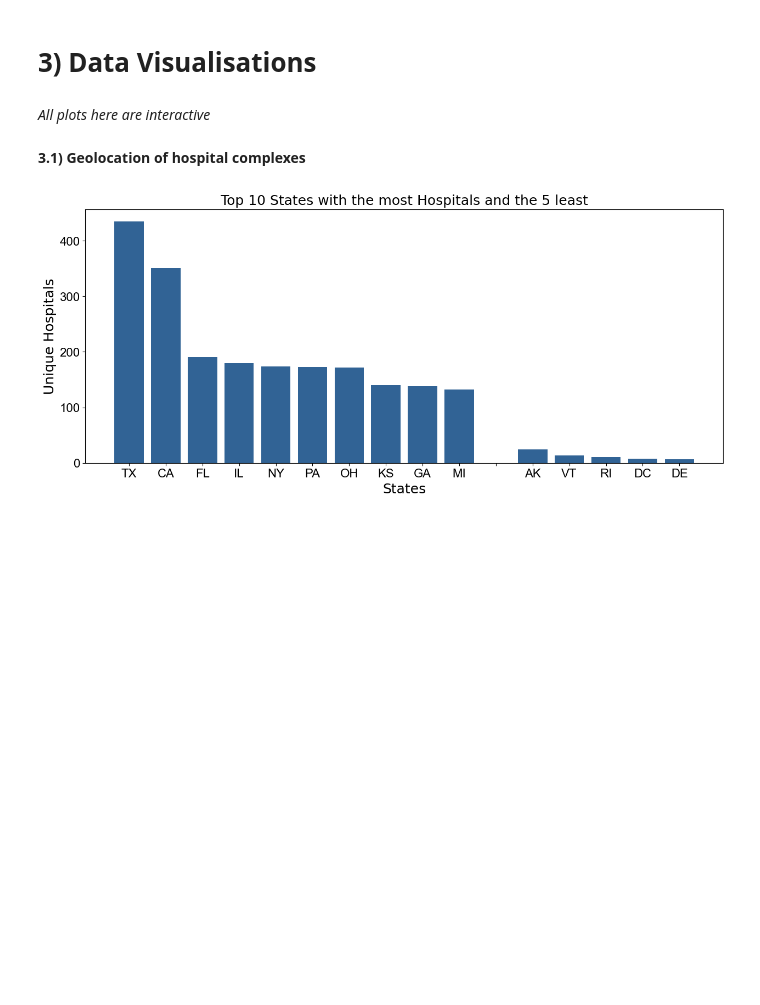
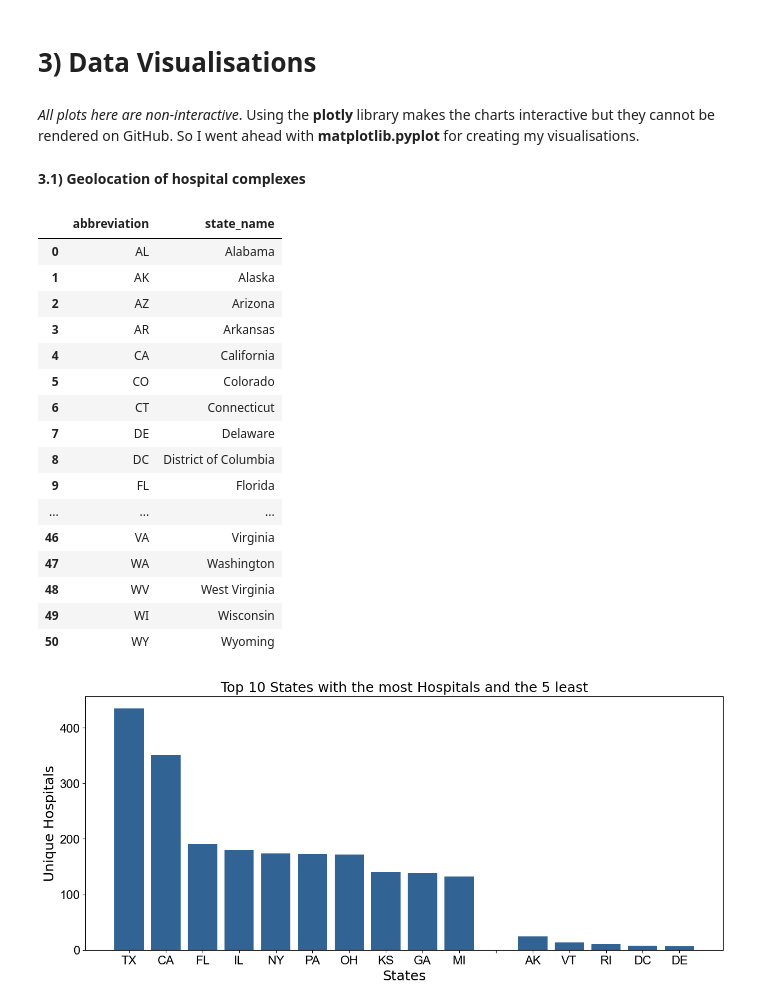
Before and after one commit to beko50/python-data, a Jupyter notebook: 1_Patient Experience.ipynb, the cells around one changed output. Saved outputs shown, nothing was run; the diff lists cells and outputs as text; code cells hidden in the pictures; blank space fills up the shorter version.

```diff
--- a/1_Patient Experience.ipynb
+++ b/1_Patient Experience.ipynb
@@ -177,9 +177,37 @@ Unfortunately, only 1066408 ratings of hospitals are available
 # %% [markdown]
 # 3) Data Visualisations
 # %% [markdown]
-*All plots here are interactive*
+*All plots here are non-interactive*. Using the **plotly** library makes the charts interactive but they cannot be rendered on GitHub. So I went ahead with **matplotlib.pyplot** for creating my visualisations.
 # %% [markdown]
 **3.1) Geolocation of hospital complexes**
+# %%
+# I merged hospitals_data with state_mapping_df to include full state names created in my database
+hospitals_data = pd.concat(dataframes['hospitals'].values(), ignore_index=True)
+hospitals_data = hospitals_data.drop_duplicates(subset='facility_id')
+
+state_mapping_df = dataframes['state_mapping']['state_mapping']
+
+hospitals_data = hospitals_data.merge(state_mapping_df, left_on='state', right_on='state_name', how='left')
+
+state_mapping_df
+# %% [output]
+|  | abbreviation | state_name |
+| 0 | AL | Alabama |
+| 1 | AK | Alaska |
+| 2 | AZ | Arizona |
+| 3 | AR | Arkansas |
+| 4 | CA | California |
+| 5 | CO | Colorado |
+| 6 | CT | Connecticut |
+| 7 | DE | Delaware |
+| 8 | DC | District of Columbia |
+| 9 | FL | Florida |
+| ... | ... | ... |
+| 46 | VA | Virginia |
+| 47 | WA | Washington |
+| 48 | WV | West Virginia |
+| 49 | WI | Wisconsin |
+| 50 | WY | Wyoming |
 # %%
 # Unique hospitals by facilty_id
 unique_hospitals = hospitals_data.groupby("state")["facility_id"].nunique()
```
Also changed, not shown: parts of 9 cells of this notebook.
